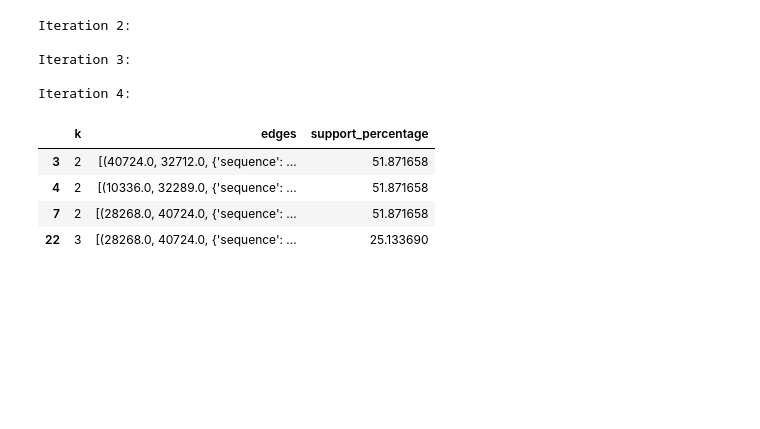
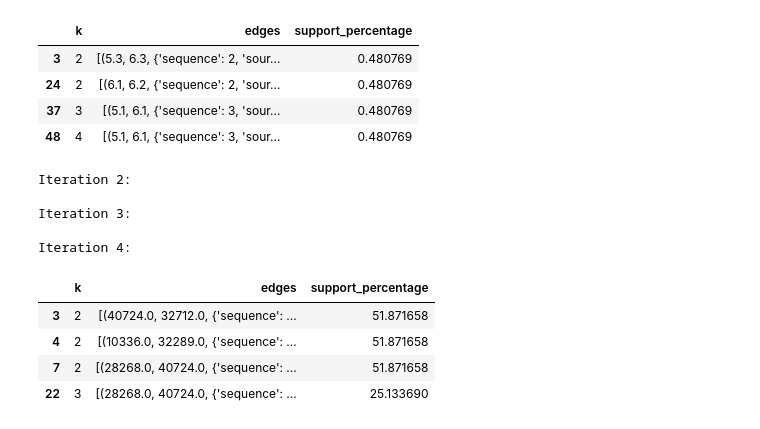
Before and after one commit to Morten-Tejlmand/5-semester, a Jupyter notebook: Fodbold/Passing/apriori.ipynb, the cells around one changed output. Saved outputs shown, nothing was run; the diff lists cells and outputs as text; code cells hidden in the pictures; blank space fills up the shorter version.

```diff
--- a/Fodbold/Passing/apriori.ipynb
+++ b/Fodbold/Passing/apriori.ipynb
@@ -88,3 +198,14 @@ See the caveats in the documentation: https://pandas.pydata.org/pandas-docs/stab
+# %%
+filtered_df = patterns_df[patterns_df['edges'].apply(
+    lambda edges: any('sequence' in attr and attr['sequence'] == 1 for _, _, attr in edges)
+)]
+filtered_df
+# %% [output]
+|  | k | edges | support_percentage |
+| 3 | 2 | [(5.3, 6.3, {'sequence': 2, 'sour... | 0.480769 |
+| 24 | 2 | [(6.1, 6.2, {'sequence': 2, 'sour... | 0.480769 |
+| 37 | 3 | [(5.1, 6.1, {'sequence': 3, 'sour... | 0.480769 |
+| 48 | 4 | [(5.1, 6.1, {'sequence': 3, 'sour... | 0.480769 |
 # %%
 def frequent_singletons(min_sup, edge_matrix, total_graphs):
     items_counted = {}
```
Also changed, not shown: parts of 6 cells of this notebook, 2 other files.
